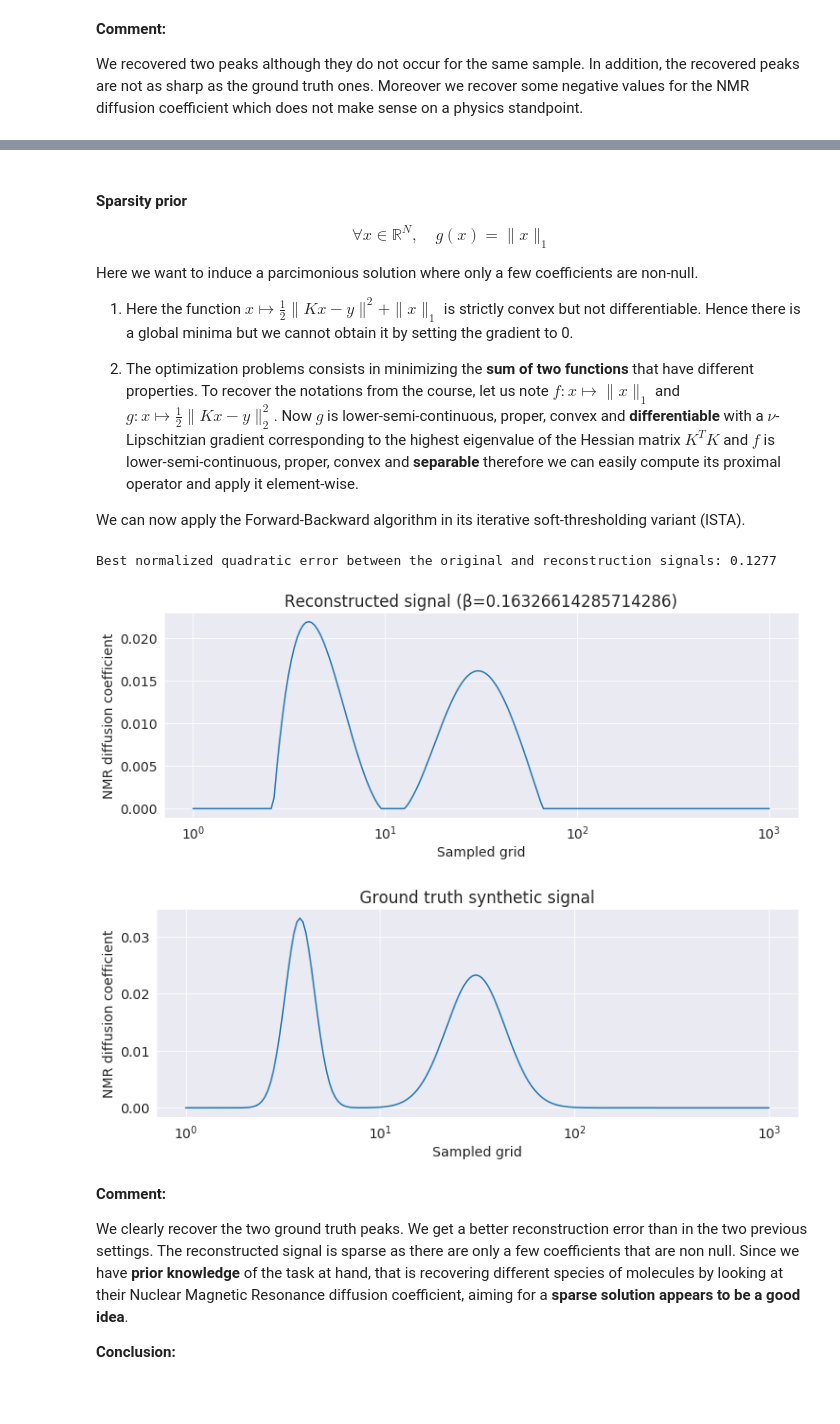
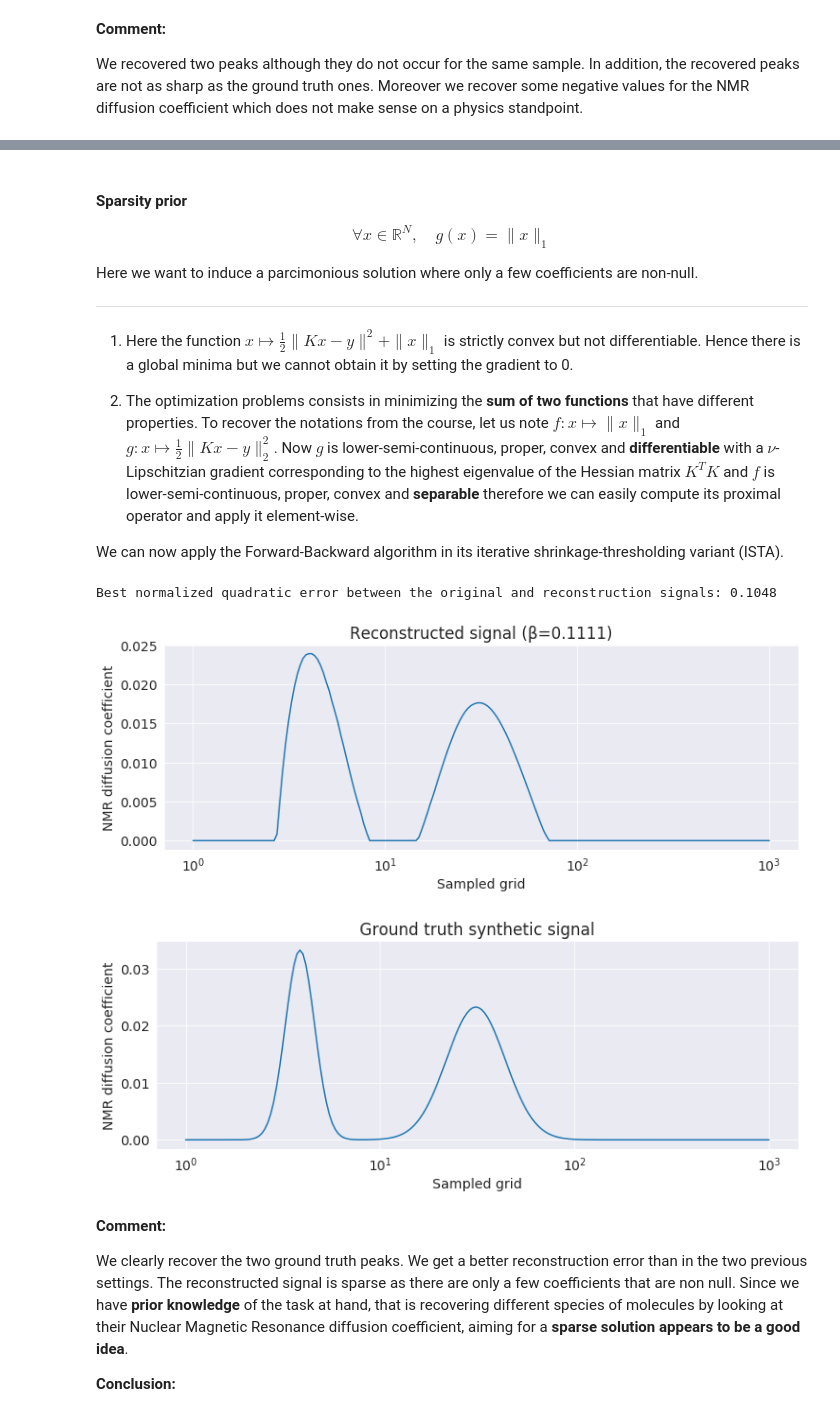
Before and after one commit to azouaoui-cv/LSOPTIM, a Jupyter notebook: TP2/NMR.ipynb, the cells around one changed output, grey strips where cells are left out. Drawn from its saved outputs; the diff is of its cells as text; code cells hidden in the pictures.

```diff
--- a/TP2/NMR.ipynb
+++ b/TP2/NMR.ipynb
@@ -179,7 +200,7 @@ best_error = np.inf
 best_x_hat = None
 best_β = None
 
-β_range = np.linspace(1, 100, num=50, endpoint=True)
+β_range = np.linspace(1e-3, 1, num=50, endpoint=True)
 
 for β in β_range:
     # Closed form solution
@@ -239,22 +262,18 @@ for i in range(N - 1):
     D[i+1, i] = -1
 D[0, -1] = -1
 
-
-
 # Set the clipping values
 x_min = 1e-3
 x_max = 1
-
-
 
 
 # Search for best parameter β
 best_error = np.inf
 best_x_hat = None
 best_β = None
-n_iter = 10000
+tol = 1e-3 # stopping criterion parameter
 
-β_range = np.linspace(1e-6, 1e-3, num=10, endpoint=True)
+β_range = np.linspace(1e-7, 1e-5, num=5, endpoint=True)
 
 for β in β_range:
 
@@ -271,13 +290,14 @@ for β in β_range:
     assert δ - λ > 0
 
     # Initialization
-    x_curr = np.zeros_like(x)
+    x_curr = np.ones_like(x)
+    x_next = np.zeros_like(x)
 
     # Implement the Projected Gradient Algorithm
-    for _ in range(n_iter):
+    while np.any(np.abs(x_next - x_curr) / (np.abs(x_curr) + 1e-8) > tol): # stopping criterion
+        x_curr = x_next
         y_curr = x_curr - γ * (K.T.dot(K.dot(x_curr) - y) + β * D.T.dot(D.dot(x_curr)))
         x_next = x_curr + λ * (np.clip(y_curr, x_min, x_max) - x_curr)
-        x_curr = x_next
 
     x_hat = x_next
 
@@ -322,19 +342,23 @@ $$\forall x \in \mathbb{R}^N, \quad g(x) = \parallel x \parallel_1$$
 
 Here we want to induce a parcimonious solution where only a few coefficients are non-null.
 
+---
+
 1. Here the function $x \mapsto \frac{1}{2} \parallel Kx - y \parallel^2 + \parallel x \parallel_1$ is strictly convex but not differentiable. Hence there is a global minima but we cannot obtain it by setting the gradient to 0.
 
 2. The optimization problems consists in minimizing the **sum of two functions** that have different properties. To recover the notations from the course, let us note $f: x \mapsto \parallel x \parallel_1$ and $g: x \mapsto \frac{1}{2} \parallel Kx - y \parallel^2_2$. Now $g$ is lower-semi-continuous, proper, convex and **differentiable** with a $\nu$-Lipschitzian gradient corresponding to the highest eigenvalue of the Hessian matrix $K^T K$ and $f$ is lower-semi-continuous, proper, convex and **separable** therefore we can easily compute its proximal operator and apply it element-wise.
 
-We can now apply the Forward-Backward algorithm in its iterative soft-thresholding variant (ISTA).
+We can now apply the Forward-Backward algorithm in its iterative shrinkage-thresholding variant (ISTA).
 # %%
 # Search for best parameter β
 best_error = np.inf
 best_x_hat = None
 best_β = None
-n_iter = 10000
+tol = 1e-3 # stopping criterion
 
-β_range = np.linspace(1e-6, 1, num=50, endpoint=True)
+β_range = np.linspace(1e-6, 1, num=10, endpoint=True)
+
+
 
 for β in β_range:
     # Compute the largest eigenvalues of the Hessian of g(x)
@@ -351,45 +375,47 @@ for β in β_range:
 
     # Initialization
     x_curr = np.zeros_like(x)
+    x_next = np.ones_like(x)
 
     # Implement the Projected Gradient Algorithm
-    for _ in range(n_iter):
+    while np.any(np.abs(x_next - x_curr) / (np.abs(x_curr) + 1e-8) > tol): # stopping criterion
+        x_curr = x_next
         y_curr = x_curr - γ * K.T.dot(K.dot(x_curr) - y)
         # Thresholding
         x_next = x_curr + λ * (np.sign(y_curr) * np.maximum(np.abs(y_curr) - (β / 2 * γ), 0) - x_curr)
-        x_curr = x_next
+
 
     x_hat = x_next
 
     error = quadratic_error(x_hat, x)
 
     if error < best_error:
         best_error = error
         best_x_hat = x_hat
         best_β = β
 
 # Display the reconstruction error
 print(f"Best normalized quadratic error between"
       f" the original and reconstruction signals: {round(best_error, 4)}")
 
 # Display the reconstructed x_hat as a function of T using log scale horizontal axis
 plt.figure(figsize=(12, 4))
-plt.title(f"Reconstructed signal (β={best_β})")
+plt.title(f"Reconstructed signal (β={round(best_β, 4)})")
 plt.plot(T, best_x_hat)
 plt.xlabel("Sampled grid")
 plt.ylabel("NMR diffusion coefficient")
 plt.xscale("log");
 
 # Display the original signal x as a function of T using log scale horizontal axis
 plt.figure(figsize=(12, 4))
 plt.title("Ground truth synthetic signal")
 plt.plot(T, x)
 plt.xlabel("Sampled grid")
 plt.ylabel("NMR diffusion coefficient")
 plt.xscale("log");
 # %% [output]
-Best normalized quadratic error between the original and reconstruction signals: 0.1277
+Best normalized quadratic error between the original and reconstruction signals: 0.1048
-[figure, old version]
+[figure, new version]
 [figure]
 # %% [markdown]
 **Comment:**
```
Also changed, not shown: parts of 35 cells of this notebook.
